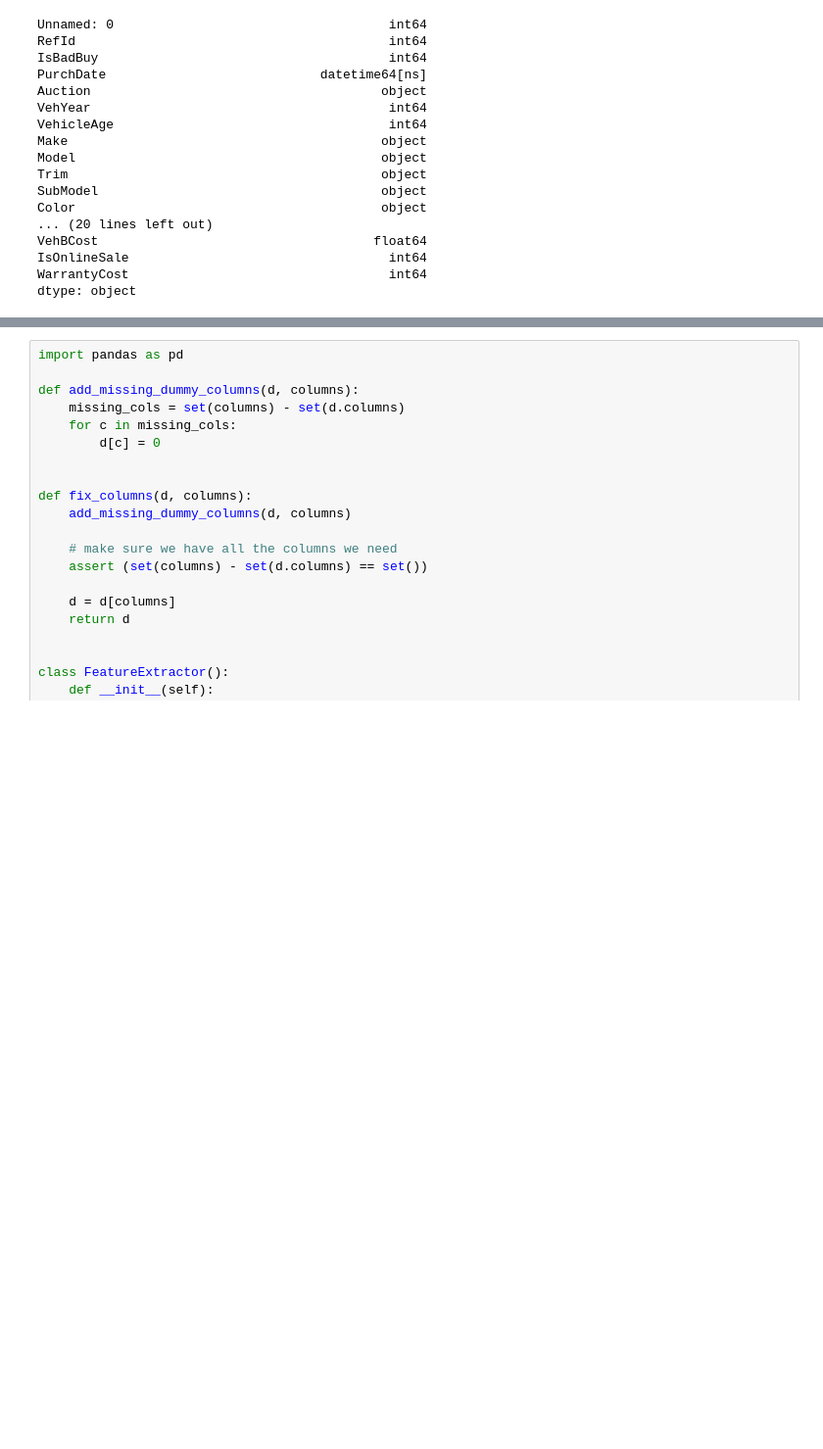
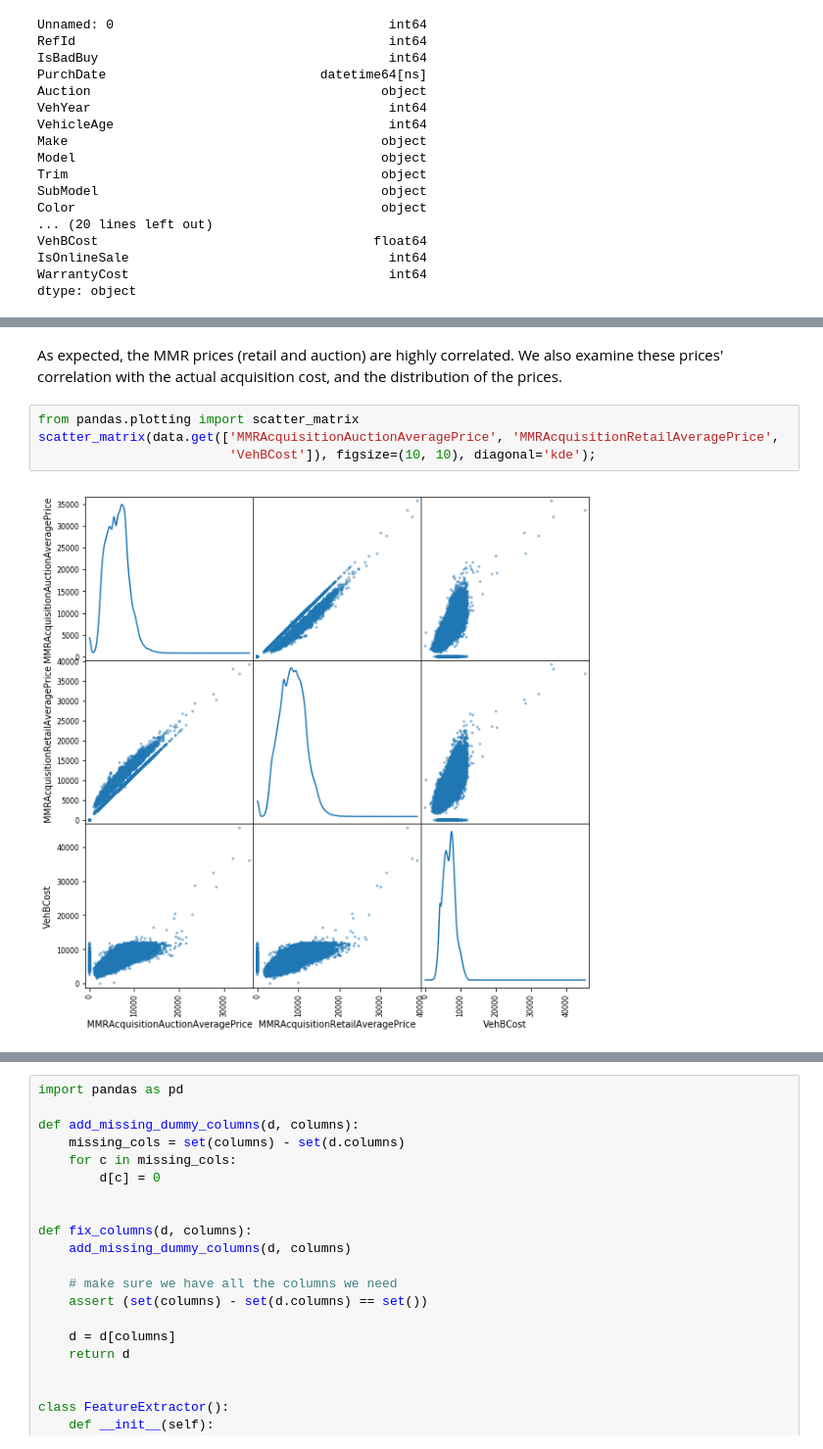
Before and after one commit to schechtman/Datacamp_lemon, a Jupyter notebook: lemons_starting_kit.ipynb, the cells around one changed output, grey strips where cells are left out. Shown at 98% size. Saved outputs shown, nothing was run; the diff lists cells and outputs as text; blank space fills up the shorter version.

```diff
--- a/lemons_starting_kit.ipynb
+++ b/lemons_starting_kit.ipynb
@@ -243,3 +232,11 @@ data.groupby('VNST').count()[['IsBadBuy']].sort_values(
+# %% [markdown]
+As expected, the MMR prices (retail and auction) are highly correlated. We also examine these prices' correlation with the actual acquisition cost, and the distribution of the prices.
+# %%
+from pandas.plotting import scatter_matrix
+scatter_matrix(data.get(['MMRAcquisitionAuctionAveragePrice', 'MMRAcquisitionRetailAveragePrice',
+                         'VehBCost']), figsize=(10, 10), diagonal='kde');
+# %% [output]
+[figure, added]
 # %% [markdown]
 # Models
 
```
Also changed, not shown: parts of 51 cells of this notebook, 2 other files.
